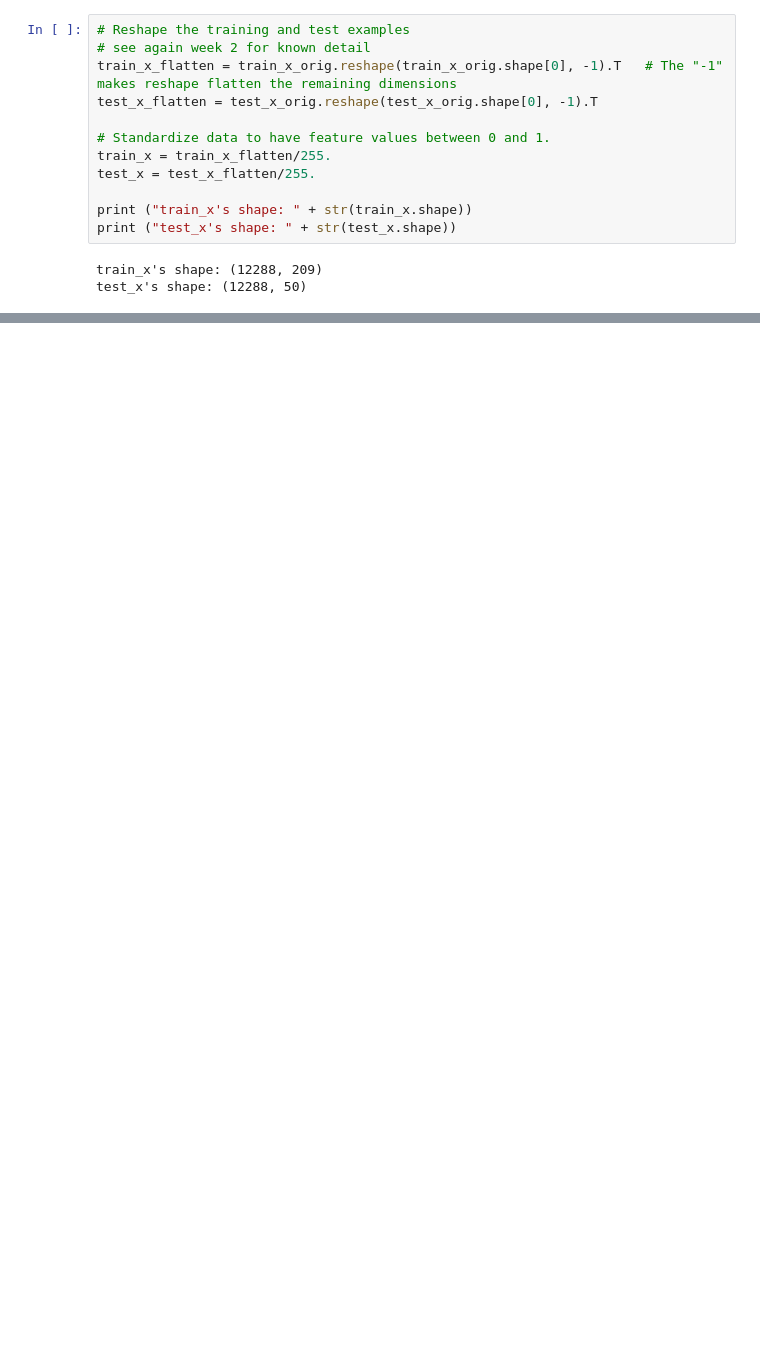
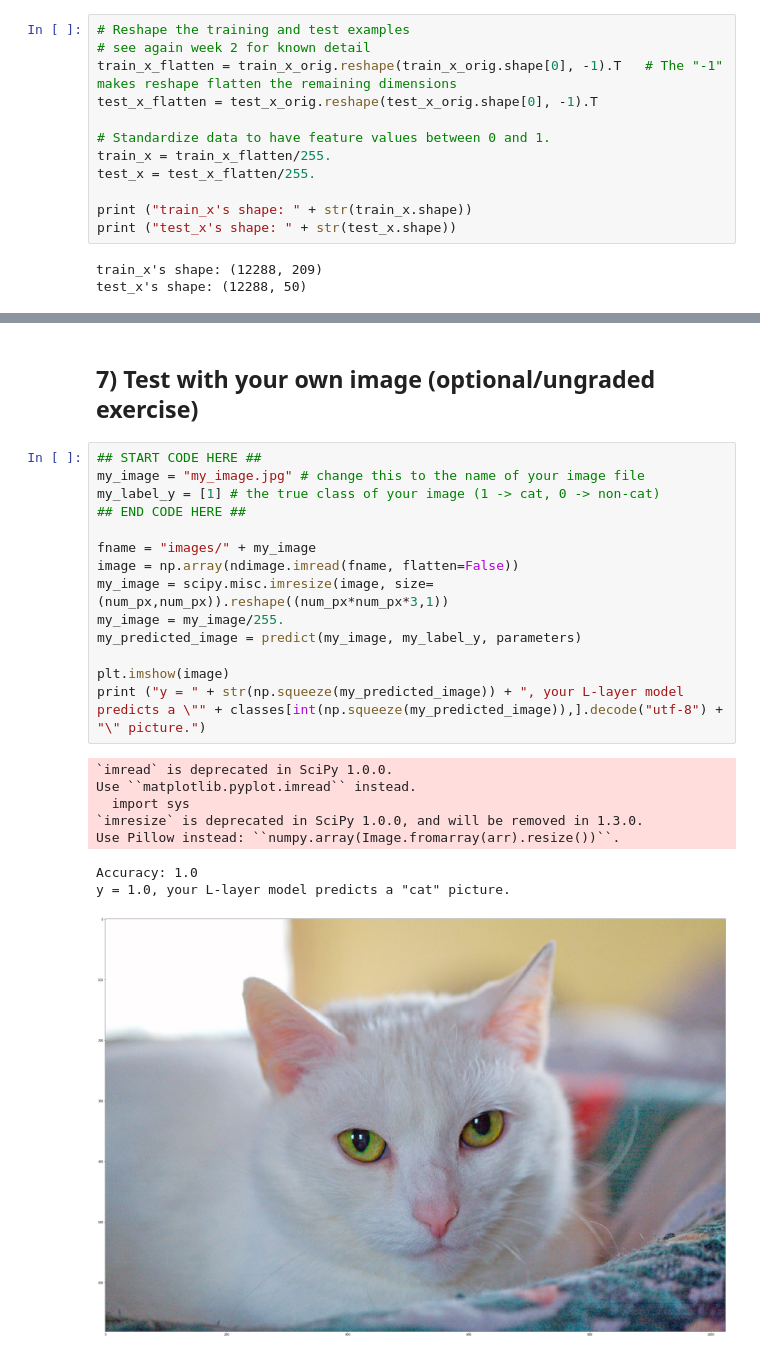
Before and after one commit to kingkong135/AI-self-learning, a Jupyter notebook: Deep learning/course 1/week 4/Image Classification/Deep Neural Network - Application .ipynb, the cells around one changed output, grey strips where cells are left out. Drawn from its saved outputs; the diff is of its cells as text; blank space fills up the shorter version.

```diff
--- a/Deep learning/course 1/week 4/Image Classification/Deep Neural Network - Application .ipynb
+++ b/Deep learning/course 1/week 4/Image Classification/Deep Neural Network - Application .ipynb
@@ -84,0 +381,25 @@ test_x's shape: (12288, 50)
+# %% [markdown]
+## 7) Test with your own image (optional/ungraded exercise) ##
+# %%
+## START CODE HERE ##
+my_image = "my_image.jpg" # change this to the name of your image file
+my_label_y = [1] # the true class of your image (1 -> cat, 0 -> non-cat)
+## END CODE HERE ##
+
+fname = "images/" + my_image
+image = np.array(ndimage.imread(fname, flatten=False))
+my_image = scipy.misc.imresize(image, size=(num_px,num_px)).reshape((num_px*num_px*3,1))
+my_image = my_image/255.
+my_predicted_image = predict(my_image, my_label_y, parameters)
+
+plt.imshow(image)
+print ("y = " + str(np.squeeze(my_predicted_image)) + ", your L-layer model predicts a \"" + classes[int(np.squeeze(my_predicted_image)),].decode("utf-8") +  "\" picture.")
+# %% [output]
+`imread` is deprecated in SciPy 1.0.0.
+Use ``matplotlib.pyplot.imread`` instead.
+  import sys
+`imresize` is deprecated in SciPy 1.0.0, and will be removed in 1.3.0.
+Use Pillow instead: ``numpy.array(Image.fromarray(arr).resize())``.
+Accuracy: 1.0
+y = 1.0, your L-layer model predicts a "cat" picture.
+[figure, added]
```
Also changed, not shown: parts of 17 cells of this notebook.
